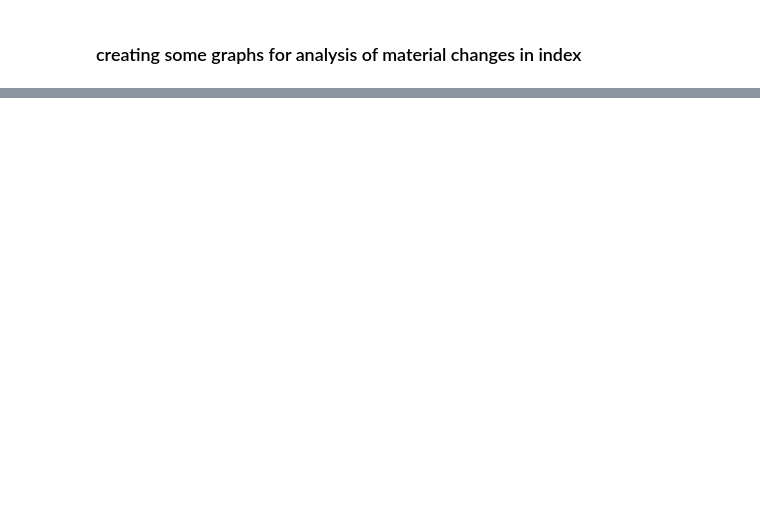
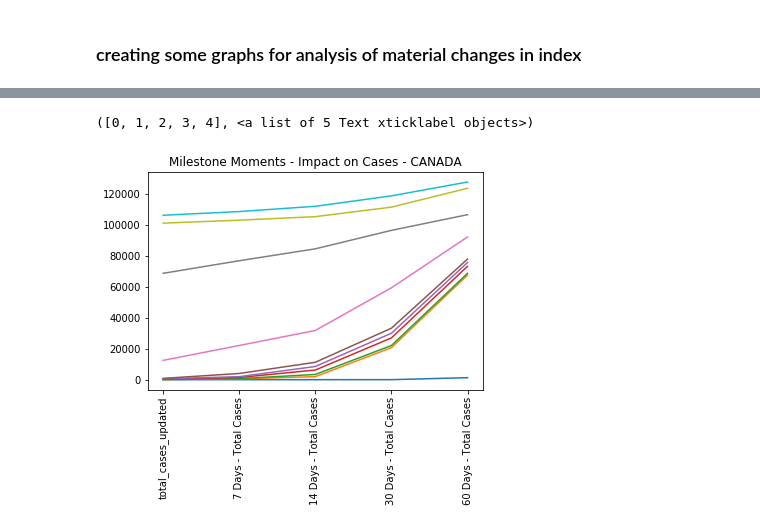
Before and after one commit to pmmfs/capstone-project, a Jupyter notebook: Analysis/government_regulation_impact_initial_analysis_mk.ipynb, the cells around one changed output, grey strips where cells are left out. Drawn from its saved outputs; the diff is of its cells as text; code cells hidden in the pictures; blank space fills up the shorter version.

```diff
--- a/Analysis/government_regulation_impact_initial_analysis_mk.ipynb
+++ b/Analysis/government_regulation_impact_initial_analysis_mk.ipynb
@@ -684,20 +765,23 @@ y_axis12 = new_canada_projection.iloc[ : ,12]
 # %%
 # Plot amounts for cases, at intervals - CANADA
 p1 = plt.plot(x_axis1 , y_axis1)
 p2 = plt.plot(x_axis2 , y_axis2)
 p3 = plt.plot(x_axis3 , y_axis3)
 p4 = plt.plot(x_axis4 , y_axis4)
 p5 = plt.plot(x_axis5 , y_axis5)
 p1 = plt.plot(x_axis6 , y_axis6)
 p1 = plt.plot(x_axis7 , y_axis7)
 p1 = plt.plot(x_axis8 , y_axis8)
 p1 = plt.plot(x_axis9 , y_axis9)
 p1 = plt.plot(x_axis10 , y_axis10)
-p1 = plt.plot(x_axis11 , y_axis11)
-p1 = plt.plot(x_axis12 , y_axis12)
+# p1 = plt.plot(x_axis11 , y_axis11)
+# p1 = plt.plot(x_axis12 , y_axis12)
 plt.title("Milestone Moments - Impact on Cases - CANADA")
 
 plt.xticks(rotation=90)
+# %% [output]
+([0, 1, 2, 3, 4], <a list of 5 Text xticklabel objects>)
+[figure, added]
 # %%
 new_usa_projection = new_usa_projection[[
                                          'date_updated',
```
Also changed, not shown: parts of 18 cells of this notebook, 11 other files.
